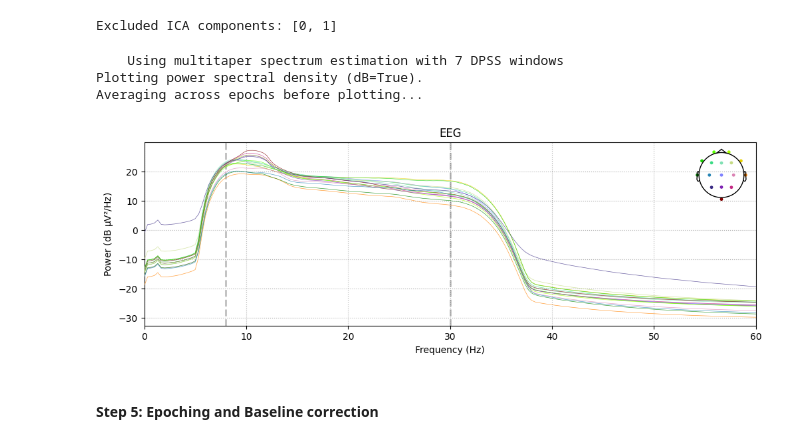
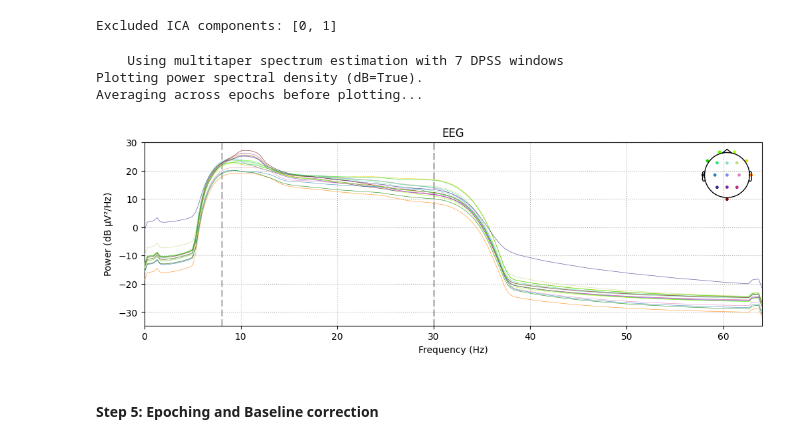
Before and after one commit to CharlotteXIII/StudioV_opentopics, a Jupyter notebook: Experiment_on_6_Subjects/2Class_6S.ipynb, the cells around one changed output. Cells and saved outputs as stored; diff of their text form; code cells hidden in the pictures.

```diff
--- a/Experiment_on_6_Subjects/2Class_6S.ipynb
+++ b/Experiment_on_6_Subjects/2Class_6S.ipynb
@@ -397,13 +399,13 @@ print("Excluded ICA components:", exclude_idx)
 Excluded ICA components: [0, 1]
 # %%
 #Plot power
-CleanAlready.compute_psd(fmax=60).plot(picks=CleanAlready.ch_names)
+CleanAlready.compute_psd(fmax=64).plot(picks=CleanAlready.ch_names)
 plt.show()
 # %% [output]
     Using multitaper spectrum estimation with 7 DPSS windows
 Plotting power spectral density (dB=True).
 Averaging across epochs before plotting...
-[figure, old version]
+[figure, new version]
 # %% [markdown]
 #### Step 5: Epoching and Baseline correction
 # %%
```
Also changed, not shown: parts of 20 cells of this notebook.
